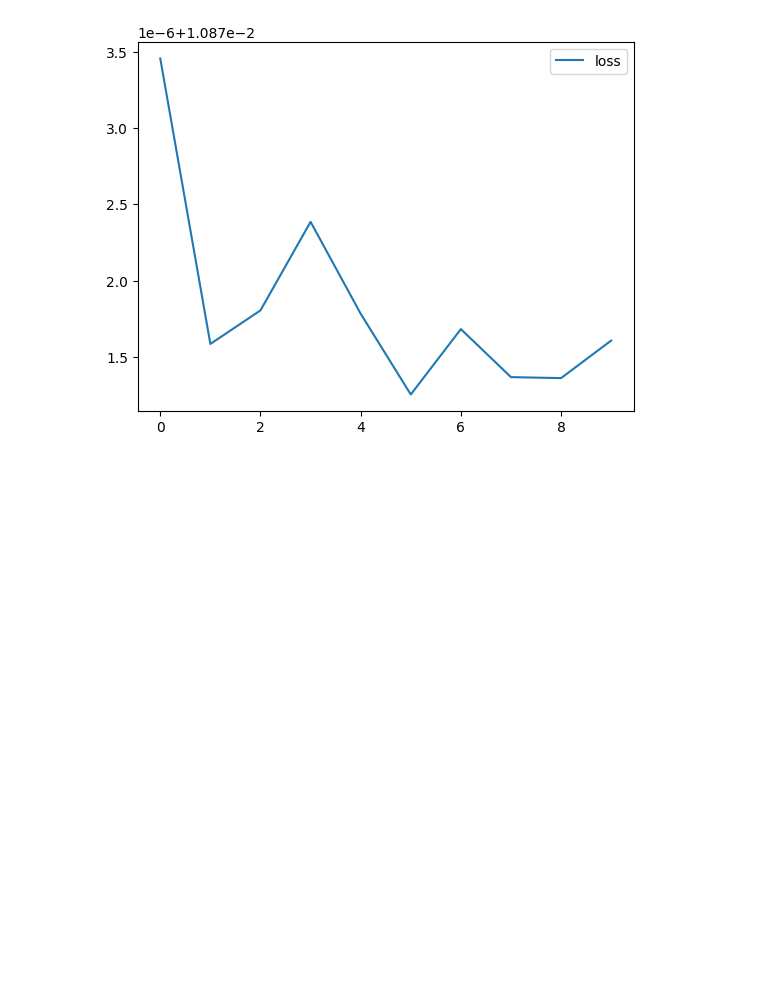
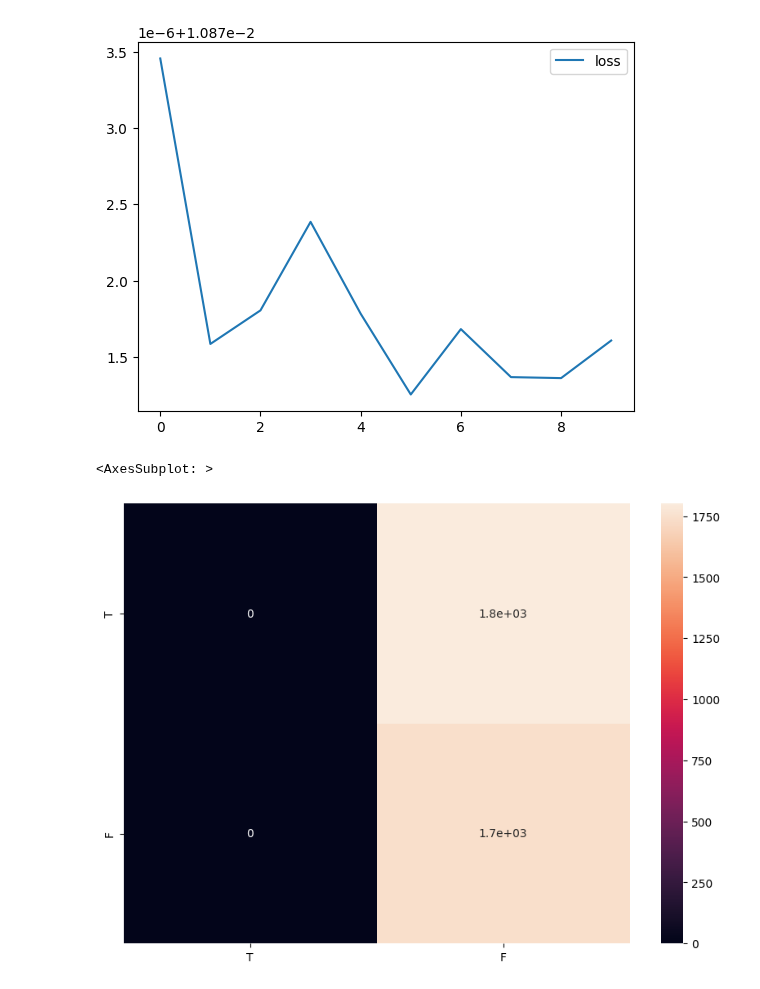
Before and after one commit to hibana2077/OOP-independent-study, a Jupyter notebook: train/train.ipynb, the cells around one changed output. Drawn from its saved outputs; the diff is of its cells as text; code cells hidden in the pictures; blank space fills up the shorter version.

```diff
--- a/train/train.ipynb
+++ b/train/train.ipynb
@@ -400,35 +359,26 @@ class CCV2(nn.Module):#CNN+MLP+LSTM in (64,10,12) out (64,2)
 class CCV3(nn.Module):#CNN+MLP+LSTM in (64,10,12) out (64,2)
     def __init__(self):
         super(CCV3, self).__init__()
-        self.conv1 = nn.Conv1d(10, 64, kernel_size=3, stride=1, padding=1)
-        self.Linear1 = nn.Linear(768, 1024)
+        self.Linear1 = nn.Linear(12, 1024)
         self.Linear2 = nn.Linear(1024, 512)
         self.Linear3 = nn.Linear(512, 256)
-        self.Linear4 = nn.Linear(256, 128)
-        self.Linear5 = nn.Linear(128, 64)
-        self.Linear6 = nn.Linear(64, 2)
+        self.Linear4 = nn.Linear(256, 32)
+        self.Linear5 = nn.Linear(32, 16)
+        self.Linear6 = nn.Linear(16, 2)
         self.Dropout1 = nn.Dropout(0.2)
         self.LSTM1 = nn.LSTM(512,512,2)
-        self.LSTM2 = nn.LSTM(256,256,2)
-        self.LSTM3 = nn.LSTM(128,128,2)
-        self.LSTM4 = nn.LSTM(64,64,2)
 
     def forward(self, x):
-        x = F.relu(self.conv1(x))
-        x = x.view(-1, 64*12)
         x = F.relu(self.Linear1(x))
         x = F.relu(self.Linear2(x))
         x = self.Dropout1(x)
         x = F.relu(SelectItem(0)(self.LSTM1(x)))
         x = self.Dropout1(x)
         x = F.relu(self.Linear3(x))
-        x = F.relu(SelectItem(0)(self.LSTM2(x)))
         x = self.Dropout1(x)
         x = F.relu(self.Linear4(x))
-        x = F.relu(SelectItem(0)(self.LSTM3(x)))
         x = self.Dropout1(x)
         x = F.relu(self.Linear5(x))
-        x = F.relu(SelectItem(0)(self.LSTM4(x)))
         x = self.Linear6(x)
         return x
 # %% [markdown]
@@ -622,0 +554,17 @@ plt.show()
+# %%
+#confusion matrix
+#TT TF
+#FT FF
+from sklearn.metrics import confusion_matrix
+import seaborn as sns
+
+y_pred = model(X_val.to(DEVICE)).argmax(dim=1, keepdim=True)
+y_true = y_val.argmax(1, keepdim=True).view_as(y_pred)
+cm = confusion_matrix(y_true.cpu(), y_pred.cpu())
+df_cm = pd.DataFrame(cm, index = [i for i in "TF"],
+                    columns = [i for i in "TF"])
+plt.figure(figsize = (10,7))
+sns.heatmap(df_cm, annot=True)
+# %% [output]
+<AxesSubplot: >
+[figure, added]
```
Also changed, not shown: parts of 21 cells of this notebook.
